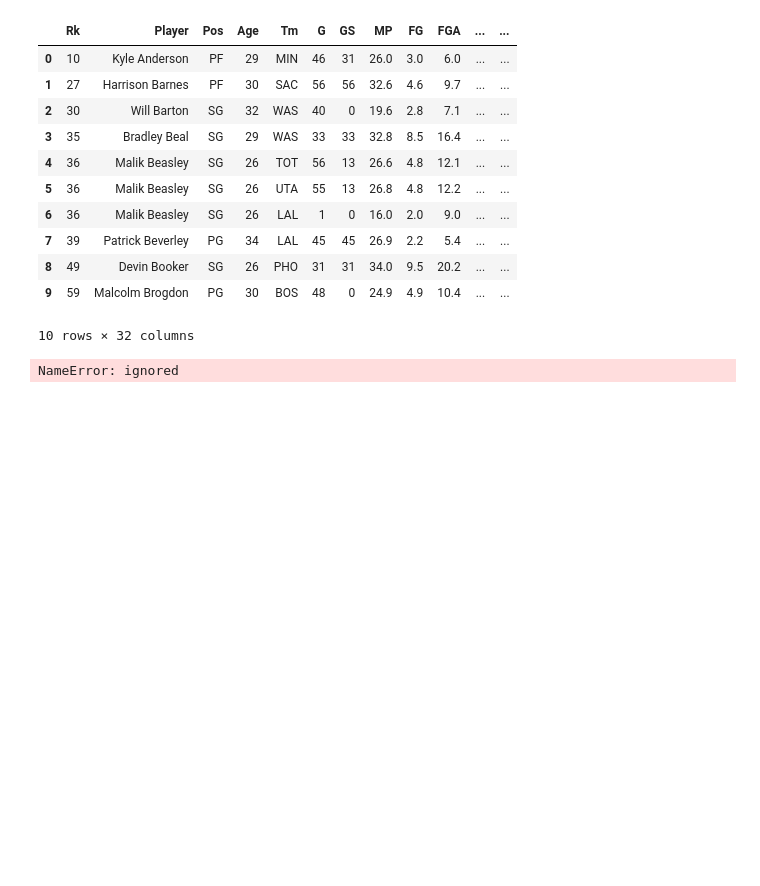
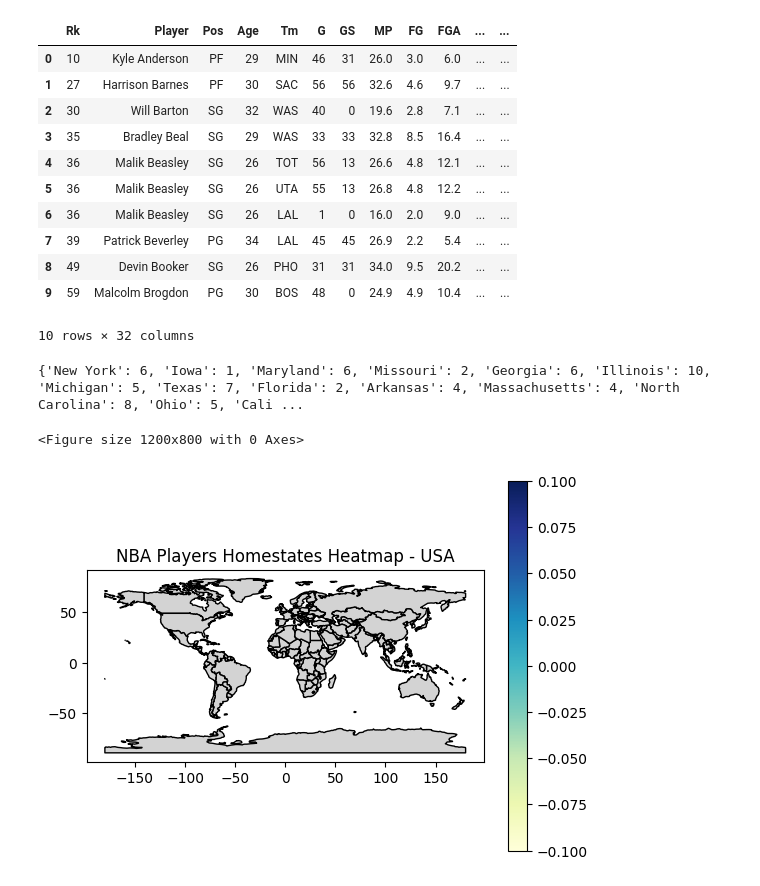
Before and after one commit to vineelbhatti/NBA_Homestate_Analysis, a Jupyter notebook: NBA_Homestate_Analysis.ipynb, the cells around one changed output. Drawn from its saved outputs; the diff is of its cells as text; code cells hidden in the pictures; blank space fills up the shorter version.

```diff
--- a/NBA_Homestate_Analysis.ipynb
+++ b/NBA_Homestate_Analysis.ipynb
@@ -44,7 +46,10 @@ nba_stats.head(10)
 | 8 | 49 | Devin Booker | SG | 26 | PHO | 31 | 31 | 34.0 | 9.5 | 20.2 | ... | ... |
 | 9 | 59 | Malcolm Brogdon | PG | 30 | BOS | 48 | 0 | 24.9 | 4.9 | 10.4 | ... | ... |
 10 rows × 32 columns
-# %%
-fig, ax = plt.subplots(figsize=(10, 6))
-# %% [output]
-NameError: ignored
+# %%
+state_counts = {}
+for state in nba_stats['State']:
+    state_counts[state] = state_counts.get(state, 0) + 1
+print(state_counts)
+# %% [output]
+{'New York': 6, 'Iowa': 1, 'Maryland': 6, 'Missouri': 2, 'Georgia': 6, 'Illinois': 10, 'Michigan': 5, 'Texas': 7, 'Florida': 2, 'Arkansas': 4, 'Massachusetts': 4, 'North Carolina': 8, 'Ohio': 5, 'Cali ...
@@ -50,0 +59,11 @@ NameError: ignored
+# %%
+us_states = gpd.read_file(gpd.datasets.get_path('naturalearth_lowres'))
+us_states['NBA_Players'] = us_states['iso_a3'].map(state_counts)
+# %%
+plt.figure(figsize=(12, 8))
+us_states.plot(column='NBA_Players', cmap='YlGnBu', legend=True, missing_kwds={'color': 'lightgrey'}, edgecolor='black')
+plt.title('NBA Players Homestates Heatmap - USA')
+plt.show()
+# %% [output]
+<Figure size 1200x800 with 0 Axes>
+[figure, added]
```
Also changed, not shown: parts of 2 cells of this notebook.
